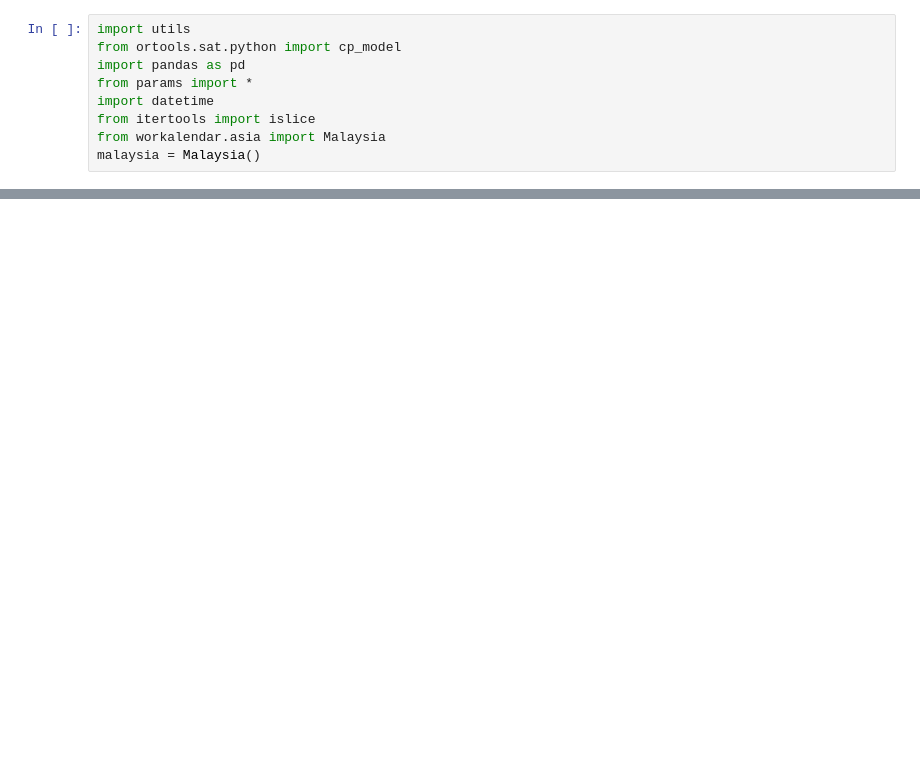
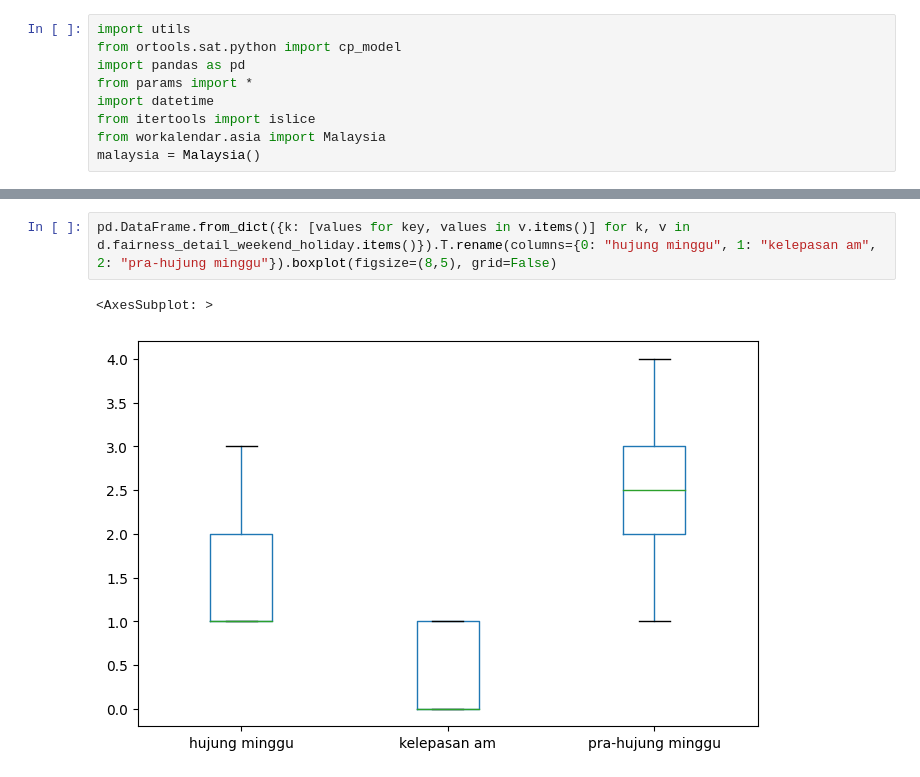
Before and after one commit to Shiftrdw/hukm_scheduling, a Jupyter notebook: main.ipynb, the cells around one changed output, grey strips where cells are left out. Drawn from its saved outputs; the diff is of its cells as text; blank space fills up the shorter version.

```diff
--- a/main.ipynb
+++ b/main.ipynb
@@ -780,0 +940,5 @@ d.df_solution
+# %%
+pd.DataFrame.from_dict({k: [values for key, values in v.items()] for k, v in d.fairness_detail_weekend_holiday.items()}).T.rename(columns={0: "hujung minggu", 1: "kelepasan am", 2: "pra-hujung minggu"}).boxplot(figsize=(8,5), grid=False)
+# %% [output]
+<AxesSubplot: >
+[figure, added]
```
Also changed, not shown: parts of 37 cells of this notebook, 10 other files.
